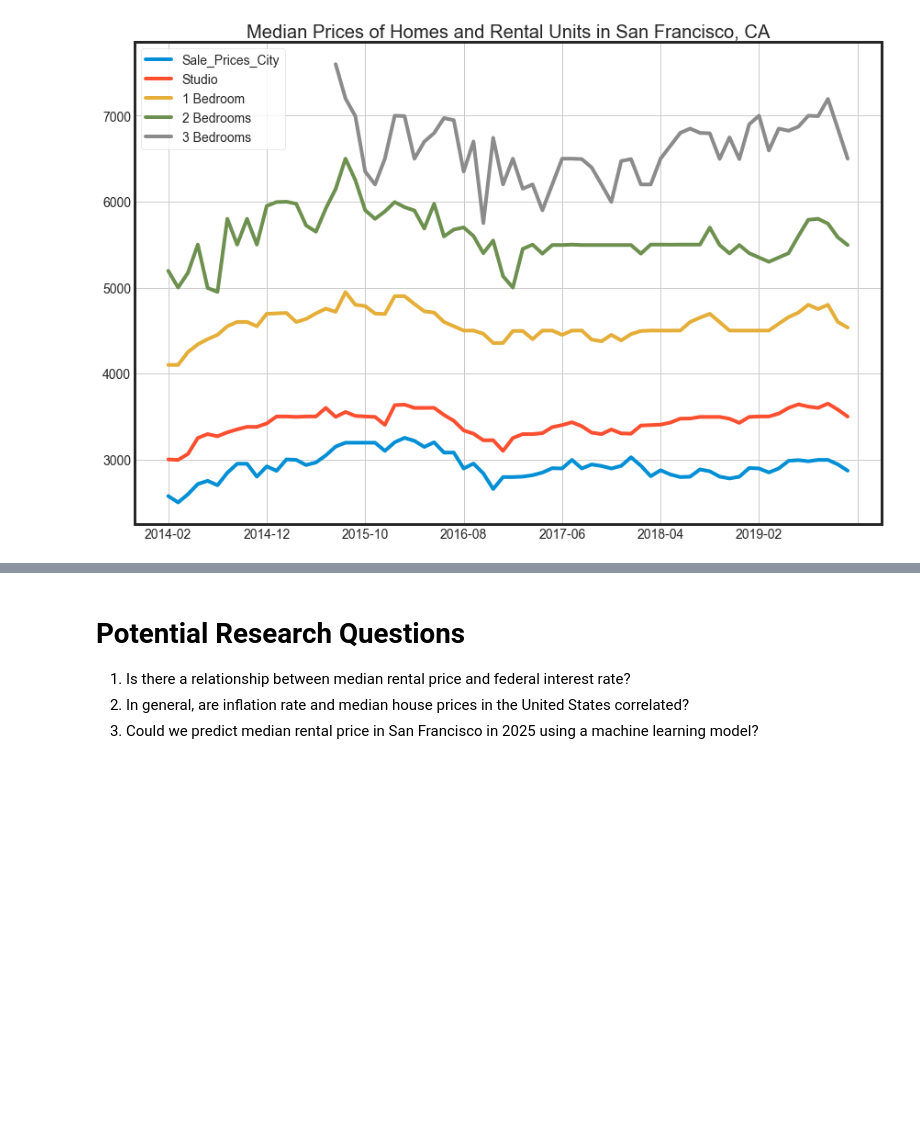
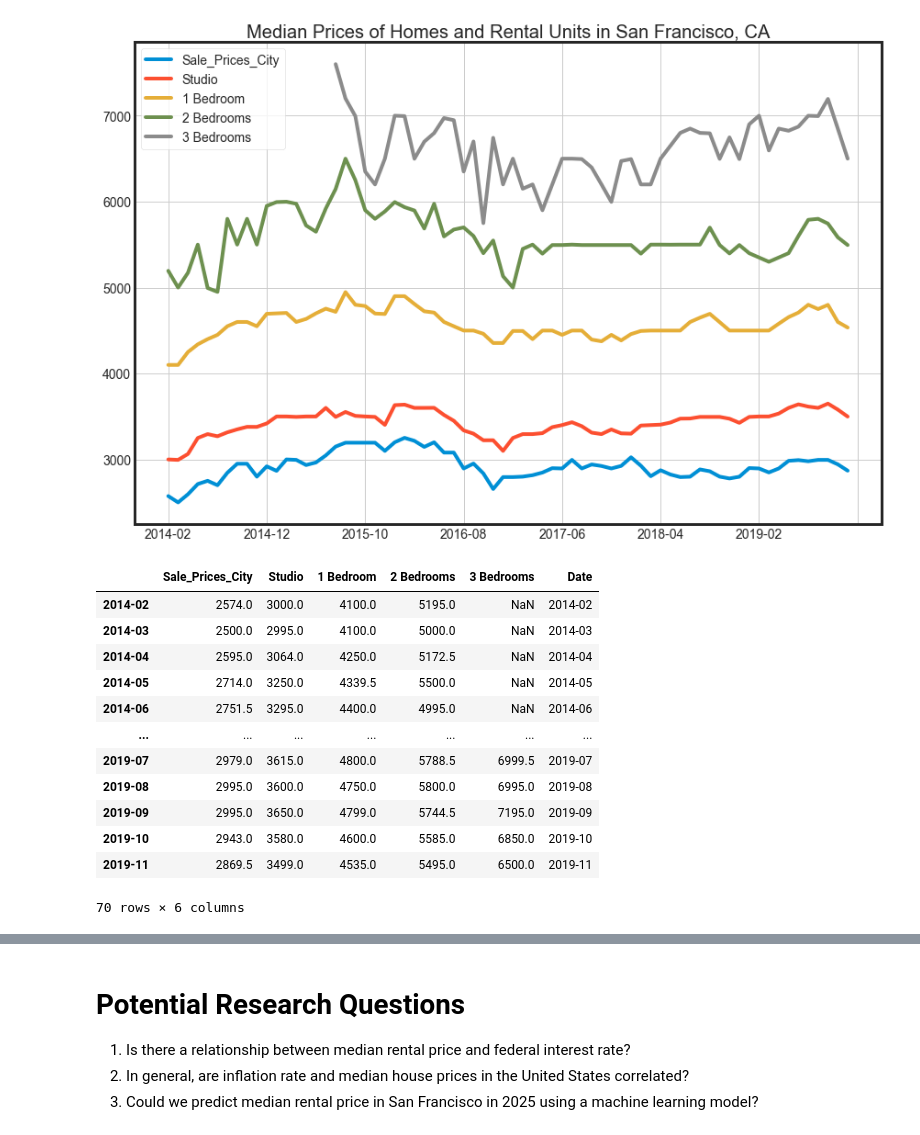
Before and after one commit to edtsoi430/05839-final-project, a Jupyter notebook: eda.ipynb, the cells around one changed output, grey strips where cells are left out. Cells and saved outputs as stored; diff of their text form; code cells hidden in the pictures; blank space fills up the shorter version.

```diff
--- a/eda.ipynb
+++ b/eda.ipynb
@@ -278,6 +340,22 @@ sanfrancisco_df.plot(title='Median Prices of Homes and Rental Units in San Franc
 # %% [output]
 <AxesSubplot:title={'center':'Median Prices of Homes and Rental Units in San Francisco, CA'}>
 [figure]
+# %%
+sanfrancisco_df
+# %% [output]
+|  | Sale_Prices_City | Studio | 1 Bedroom | 2 Bedrooms | 3 Bedrooms | Date |
+| 2014-02 | 2574.0 | 3000.0 | 4100.0 | 5195.0 | NaN | 2014-02 |
+| 2014-03 | 2500.0 | 2995.0 | 4100.0 | 5000.0 | NaN | 2014-03 |
+| 2014-04 | 2595.0 | 3064.0 | 4250.0 | 5172.5 | NaN | 2014-04 |
+| 2014-05 | 2714.0 | 3250.0 | 4339.5 | 5500.0 | NaN | 2014-05 |
+| 2014-06 | 2751.5 | 3295.0 | 4400.0 | 4995.0 | NaN | 2014-06 |
+| ... | ... | ... | ... | ... | ... | ... |
+| 2019-07 | 2979.0 | 3615.0 | 4800.0 | 5788.5 | 6999.5 | 2019-07 |
+| 2019-08 | 2995.0 | 3600.0 | 4750.0 | 5800.0 | 6995.0 | 2019-08 |
+| 2019-09 | 2995.0 | 3650.0 | 4799.0 | 5744.5 | 7195.0 | 2019-09 |
+| 2019-10 | 2943.0 | 3580.0 | 4600.0 | 5585.0 | 6850.0 | 2019-10 |
+| 2019-11 | 2869.5 | 3499.0 | 4535.0 | 5495.0 | 6500.0 | 2019-11 |
+70 rows × 6 columns
 # %%
 plot_four_columns_using_plotly_express(sanfrancisco_df,'Studio','1 Bedroom','2 Bedrooms','3 Bedrooms',
                                        'Median Rental Prices in San Francisco, CA','2014-02-01','2019-12-31')
```
Also changed, not shown: parts of 5 cells of this notebook, 1 other file.
